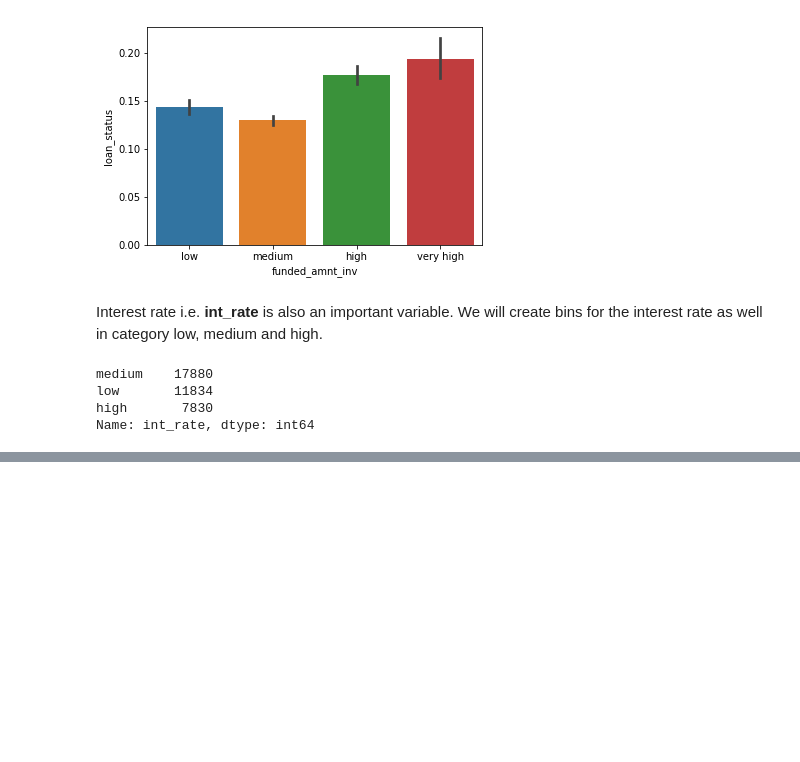
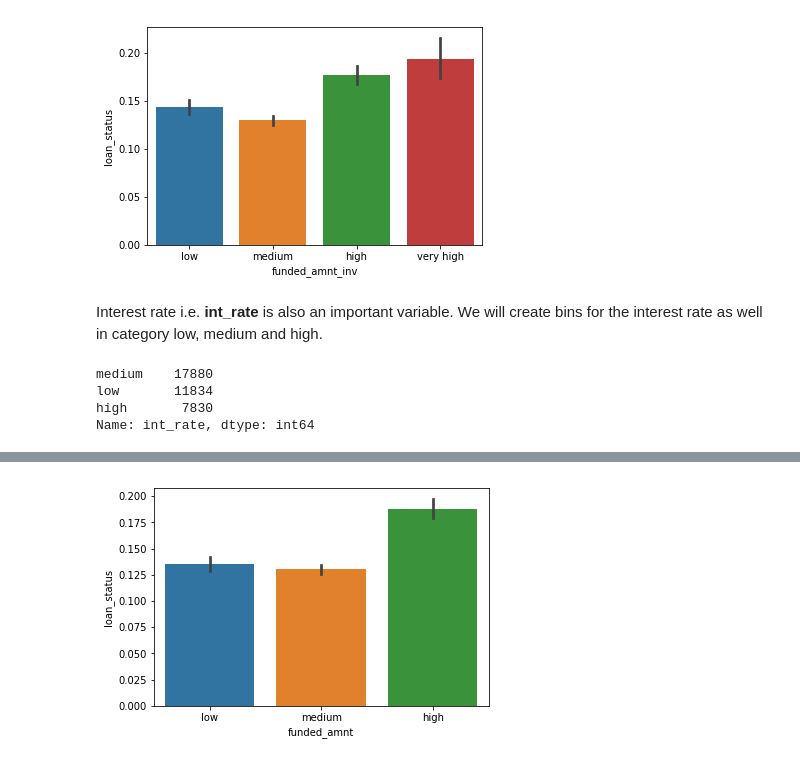
Before and after one commit to amnpandey/pgdml, a Jupyter notebook: LendingClub_assignment.ipynb, the cells around one changed output, grey strips where cells are left out. Cells and saved outputs as stored; diff of their text form; code cells hidden in the pictures; blank space fills up the shorter version.

```diff
--- a/LendingClub_assignment.ipynb
+++ b/LendingClub_assignment.ipynb
@@ -669,0 +733,4 @@ Let us plot
+# %%
+plot_cat('funded_amnt')
+# %% [output]
+[figure, added]
```
Also changed, not shown: parts of 25 cells of this notebook.
